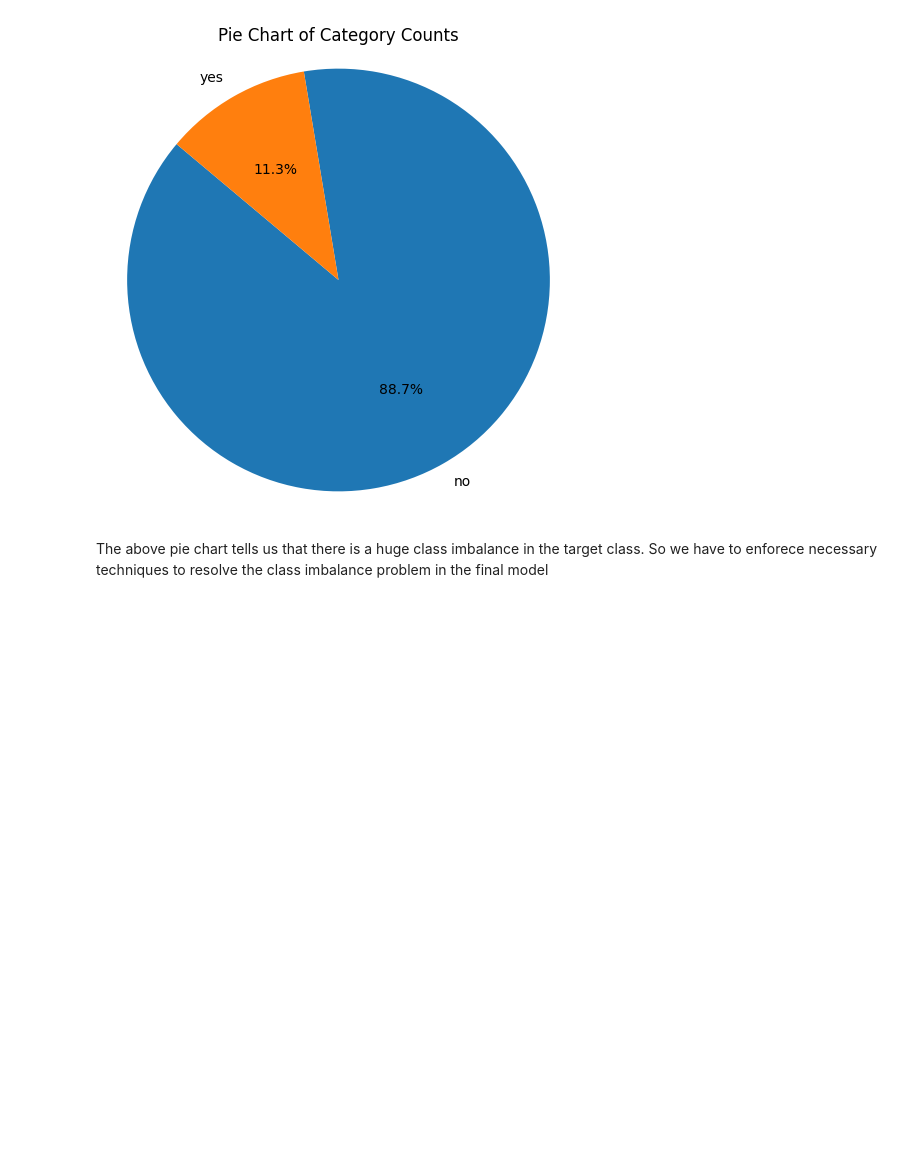
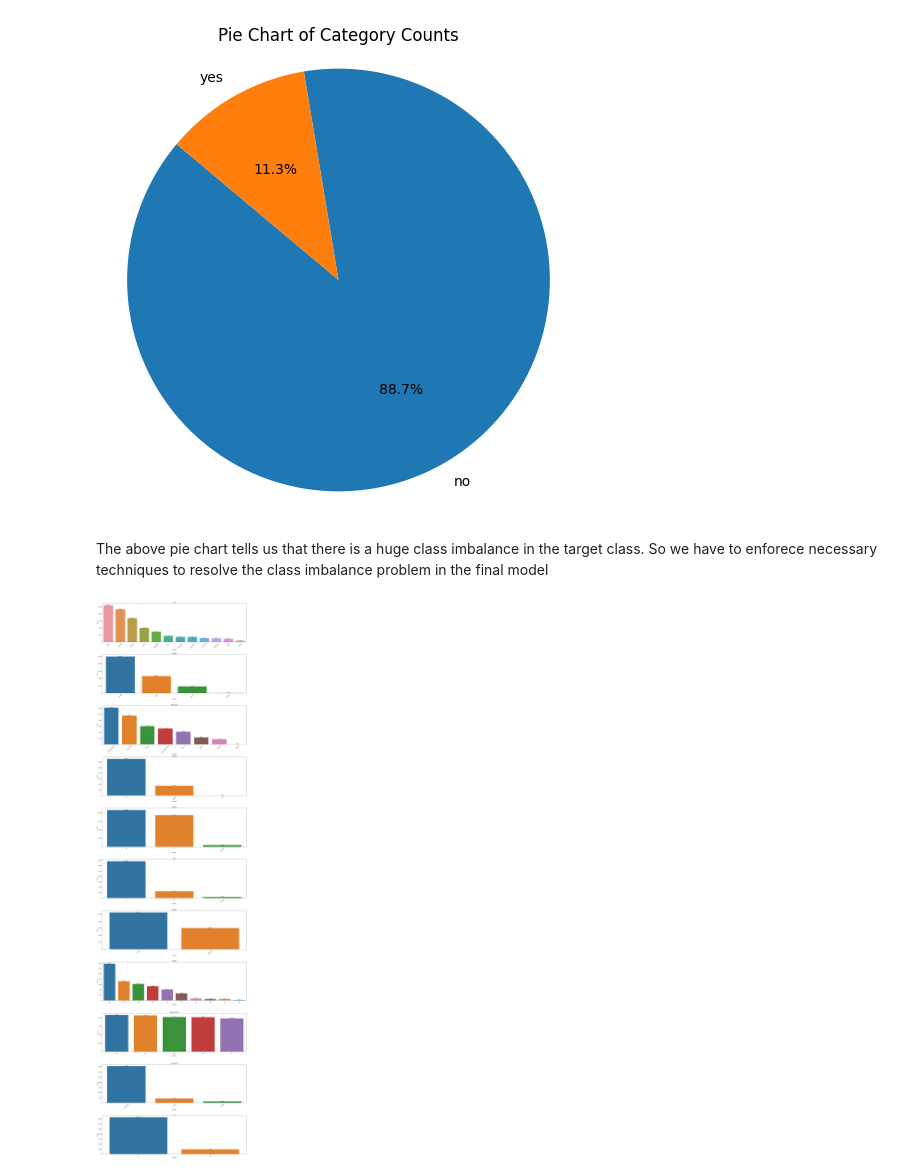
Before and after one commit to iabhiroop/Data_a_thon-ML-DS, a Jupyter notebook: Data notebook.ipynb, the cells around one changed output. Cells and saved outputs as stored; diff of their text form; code cells hidden in the pictures; blank space fills up the shorter version.

```diff
--- a/Data notebook.ipynb
+++ b/Data notebook.ipynb
@@ -83,3 +87,39 @@ plt.show()
 [figure]
 # %% [markdown]
 The above pie chart tells us that there is a huge class imbalance in the target class. So we have to enforece necessary techniques to resolve the class imbalance problem in the final model
+# %%
+value_counts = df['Category'].value_counts()
+percentage_counts = value_counts / value_counts.sum() * 100
+
+# Create a bar plot using Seaborn
+plt.figure(figsize=(8, 6))
+ax = sns.barplot(x=value_counts.index, y=value_counts.values)
+
+# Add percentage labels above the bars
+for p, label in zip(ax.patches, percentage_counts):
+    height = p.get_height()
+    width = p.get_x() + p.get_width() / 2
+    ax.annotate(f'{label:.1f}%', (width, height), ha='center')
+# %%
+#Visualizing the distribution of numerical columns using historgram
+plt.figure(figsize=(20,80))
+for i in range(len(cat_column)):
+
+    plt.subplot(12,1,i+1)
+    value_counts=data[cat_column[i]].value_counts()
+    percentage_counts = value_counts / value_counts.sum() * 100
+    ax = sns.barplot(x=value_counts.index, y=value_counts.values,)
+    for p, label in zip(ax.patches, percentage_counts):
+        height = p.get_height()
+        width = p.get_x() + p.get_width() / 2
+        ax.annotate(f'{label:.1f}%', (width, height), ha='center')
+    plt.title(cat_column[i])
+    plt.xlabel('Variables')
+
+    plt.xticks(rotation=45)
+    plt.ylabel('Count')
+
+plt.tight_layout(pad=0.8)
+plt.show()
+# %% [output]
+[figure, added]
```
Also changed, not shown: parts of 2 cells of this notebook.
